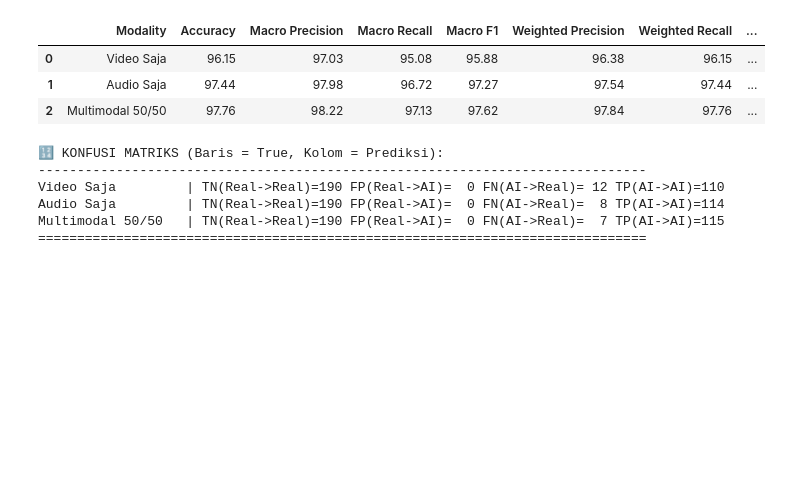
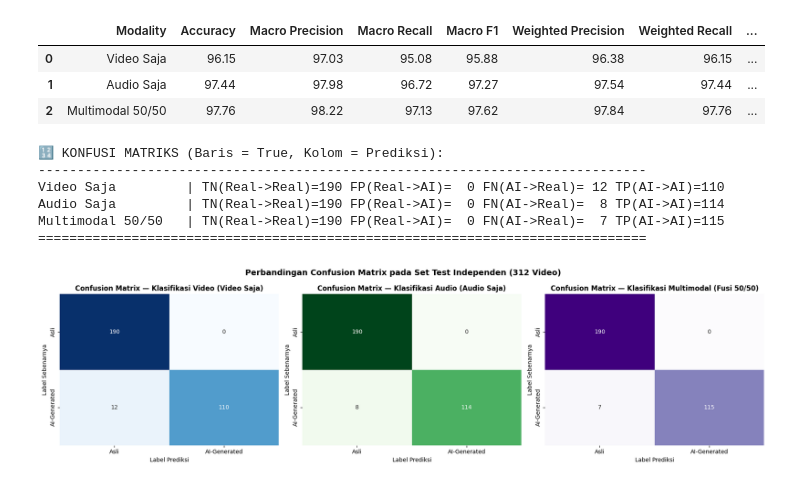
Before and after one commit to putrahadiyanto/mancing-tipu, a Jupyter notebook: notebook/revision1/kfold_multimodal_evaluation_v2.ipynb, the cells around one changed output. Cells and saved outputs as stored; diff of their text form; code cells hidden in the pictures; blank space fills up the shorter version.

Commit message:
feat: add visualization of K-fold cross-validation performance metrics to evaluation notebook

```diff
--- a/notebook/revision1/kfold_multimodal_evaluation_v2.ipynb
+++ b/notebook/revision1/kfold_multimodal_evaluation_v2.ipynb
@@ -989,3 +989,38 @@ Video Saja         | TN(Real->Real)=190 FP(Real->AI)=  0 FN(AI->Real)= 12 TP(AI-
 Audio Saja         | TN(Real->Real)=190 FP(Real->AI)=  0 FN(AI->Real)=  8 TP(AI->AI)=114
 Multimodal 50/50   | TN(Real->Real)=190 FP(Real->AI)=  0 FN(AI->Real)=  7 TP(AI->AI)=115
 ==============================================================================
+# %%
+# 13D. 📊 VISUALISASI Confusion Matrix (Label & Judul Bahasa Indonesia)
+if len(sample_v_probs) > 0 and len(y_pred_test) > 0:
+    y_pred_video = [1 if np.mean(sample_v_probs[i]) >= 0.5 else 0 for i in range(len(test_video_samples))]
+    y_pred_audio = [1 if np.mean(sample_a_probs[i]) >= 0.5 else 0 for i in range(len(test_video_samples))]
+    y_pred_fusion = y_pred_test
+
+    modalities = {
+        "Video": y_pred_video,
+        "Audio": y_pred_audio,
+        "Multimodal (Fusi 50/50)": y_pred_fusion,
+    }
+
+    titles_id = {
+        "Video": "Confusion Matrix — Klasifikasi Video (Video Saja)",
+        "Audio": "Confusion Matrix — Klasifikasi Audio (Audio Saja)",
+        "Multimodal (Fusi 50/50)": "Confusion Matrix — Klasifikasi Multimodal (Fusi 50/50)",
+    }
+    cmaps = ["Blues", "Greens", "Purples"]
+
+    fig, axes = plt.subplots(1, 3, figsize=(18, 5))
+    for ax, (name, preds), cmap in zip(axes, modalities.items(), cmaps):
+        cm = confusion_matrix(y_true_test, preds, labels=[0, 1])
+        sns.heatmap(cm, annot=True, fmt="d", cmap=cmap, cbar=False, ax=ax,
+                    xticklabels=DISPLAY_LABELS, yticklabels=DISPLAY_LABELS)
+        ax.set_title(titles_id[name], fontsize=12, fontweight="bold")
+        ax.set_xlabel("Label Prediksi")
+        ax.set_ylabel("Label Sebenarnya")
+    fig.suptitle("Perbandingan Confusion Matrix pada Set Test Independen (312 Video)", fontsize=14, fontweight="bold")
+    plt.tight_layout()
+    plt.show()
+else:
+    print("⚠️ Jalankan Cell 13 terlebih dahulu agar probabilitas per modalitas tersedia!")
+# %% [output]
+[figure, added]
```
Also changed, not shown: parts of 1 cell of this notebook.
